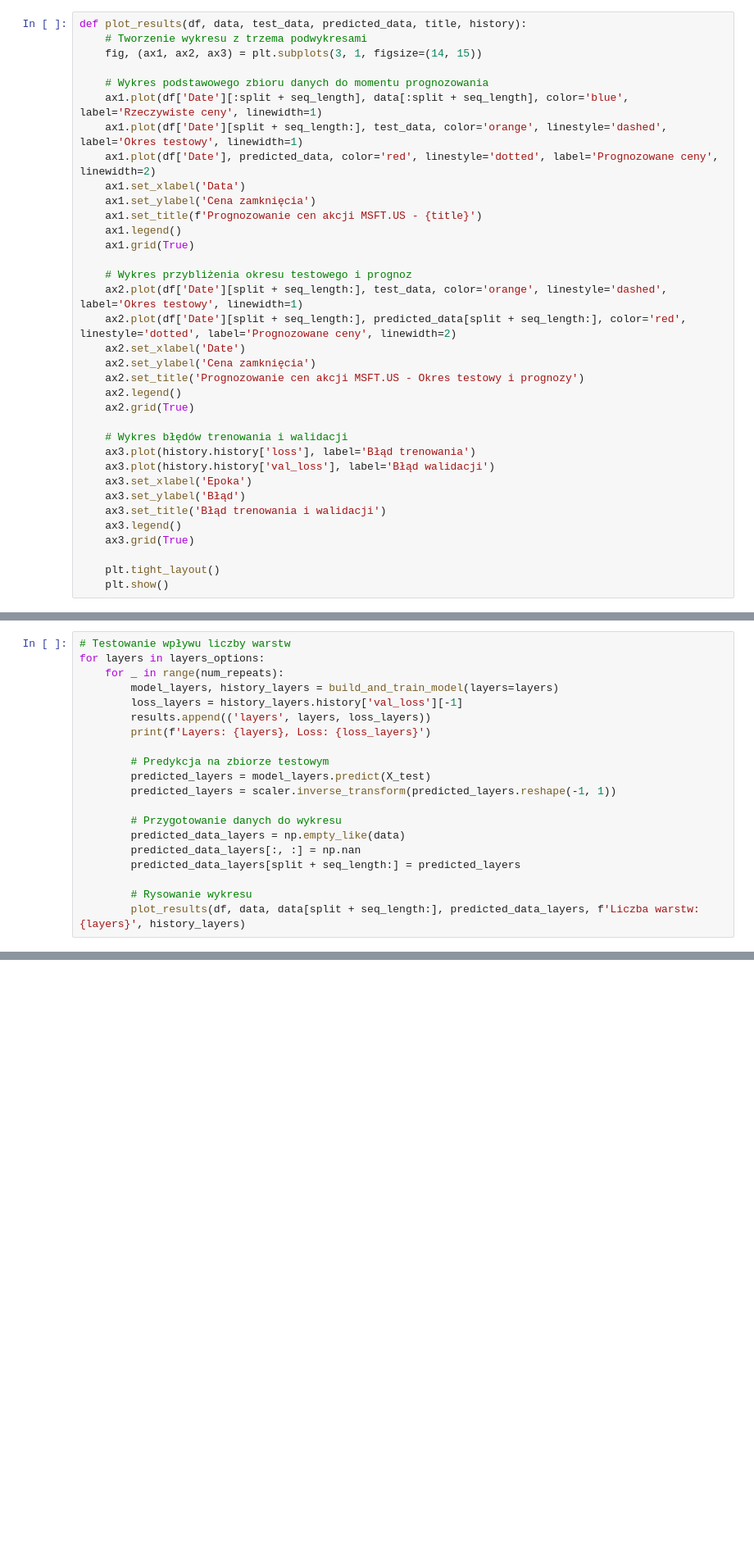
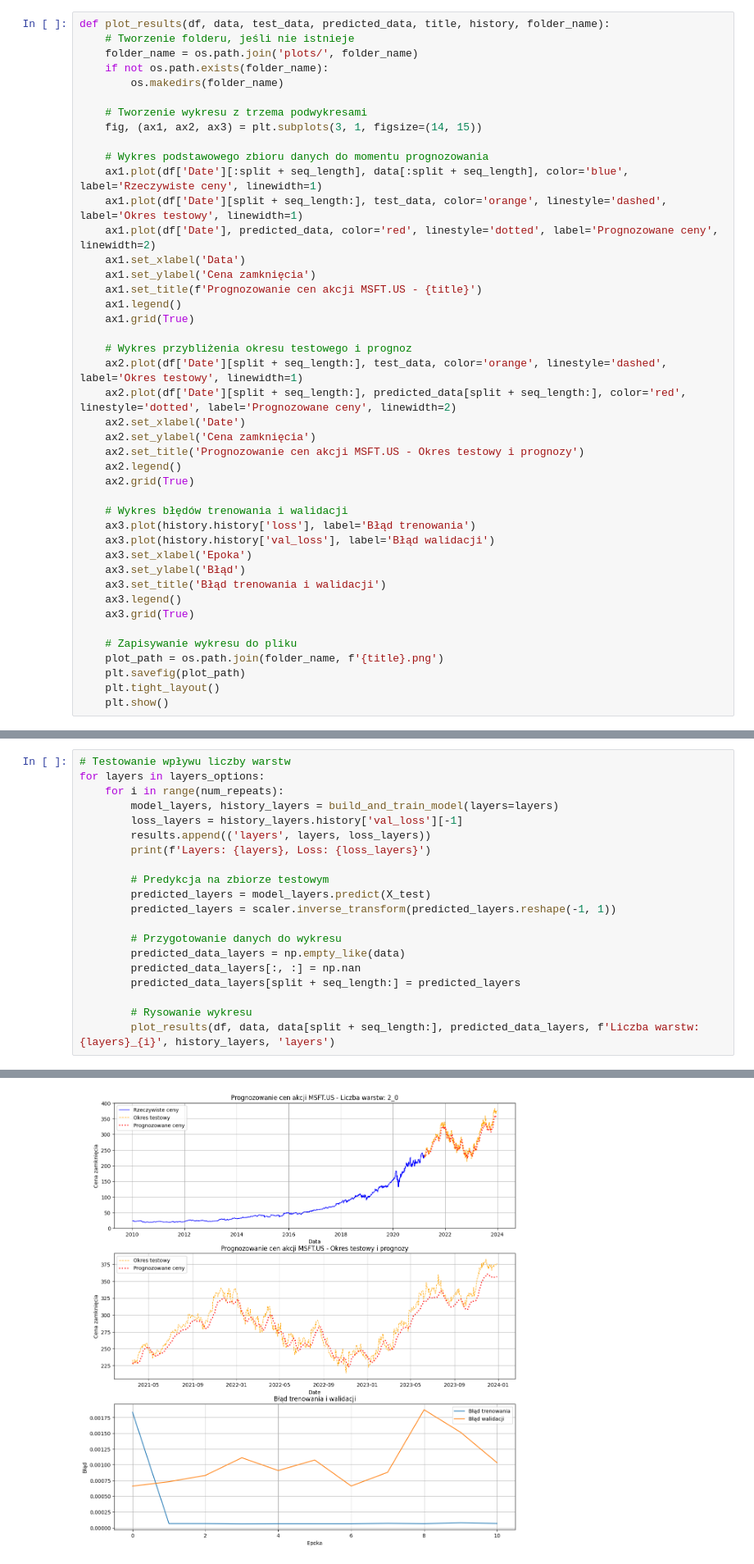
Before and after one commit to OlgaSieradzan/Stock-price-prediction-LSTM-, a Jupyter notebook: MSFT_LSTM.ipynb, the cells around one changed output, grey strips where cells are left out. Shown: that part at 82% size. Saved outputs shown, nothing was run; the diff lists cells and outputs as text; blank space fills up the shorter version.

```diff
--- a/MSFT_LSTM.ipynb
+++ b/MSFT_LSTM.ipynb
@@ -130,7 +132,12 @@ def build_and_train_model(layers=3, neurons=50, optimizer=Adam(), activation='re
 # %% [markdown]
 ## Funkcja do rysowania wykresów
 # %%
-def plot_results(df, data, test_data, predicted_data, title, history):
+def plot_results(df, data, test_data, predicted_data, title, history, folder_name):
+    # Tworzenie folderu, jeśli nie istnieje
+    folder_name = os.path.join('plots/', folder_name)
+    if not os.path.exists(folder_name):
+        os.makedirs(folder_name)
+
     # Tworzenie wykresu z trzema podwykresami
     fig, (ax1, ax2, ax3) = plt.subplots(3, 1, figsize=(14, 15))
 
@@ -162,6 +169,9 @@ def plot_results(df, data, test_data, predicted_data, title, history):
     ax3.legend()
     ax3.grid(True)
 
+    # Zapisywanie wykresu do pliku
+    plot_path = os.path.join(folder_name, f'{title}.png')
+    plt.savefig(plot_path)
     plt.tight_layout()
     plt.show()
 # %% [markdown]
@@ -182,7 +192,7 @@ num_repeats = 5
 # %%
 # Testowanie wpływu liczby warstw
 for layers in layers_options:
-    for _ in range(num_repeats):
+    for i in range(num_repeats):
         model_layers, history_layers = build_and_train_model(layers=layers)
         loss_layers = history_layers.history['val_loss'][-1]
         results.append(('layers', layers, loss_layers))
@@ -198,5 +208,5 @@ for layers in layers_options:
         predicted_data_layers[split + seq_length:] = predicted_layers
 
         # Rysowanie wykresu
-        plot_results(df, data, data[split + seq_length:], predicted_data_layers, f'Liczba warstw: {layers}', history_layers)
+        plot_results(df, data, data[split + seq_length:], predicted_data_layers, f'Liczba warstw: {layers}_{i}', history_layers, 'layers')
 # %% [output]
@@ -203,0 +216 @@ Model: "sequential"
+[figure, new version]
```
Also changed, not shown: parts of 6 cells of this notebook.
